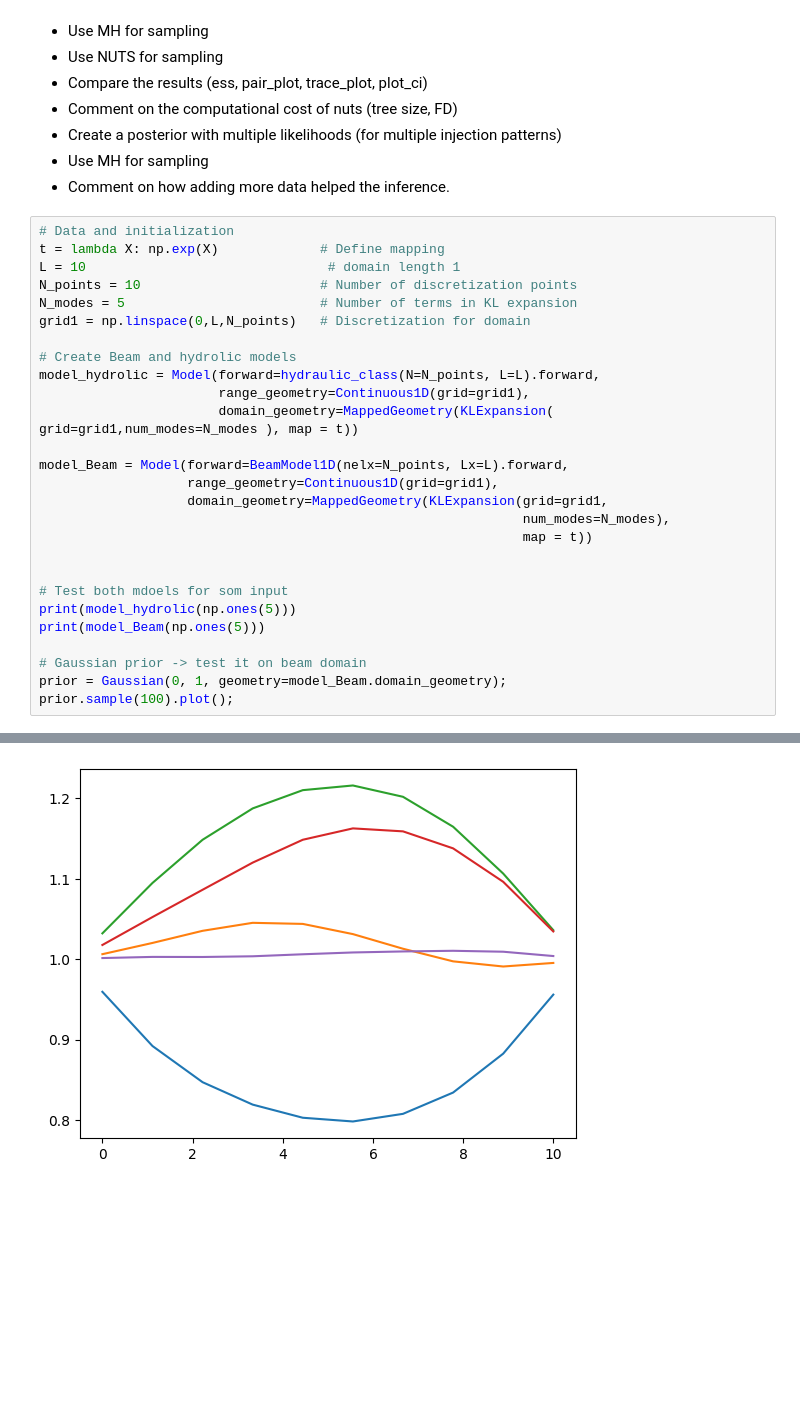
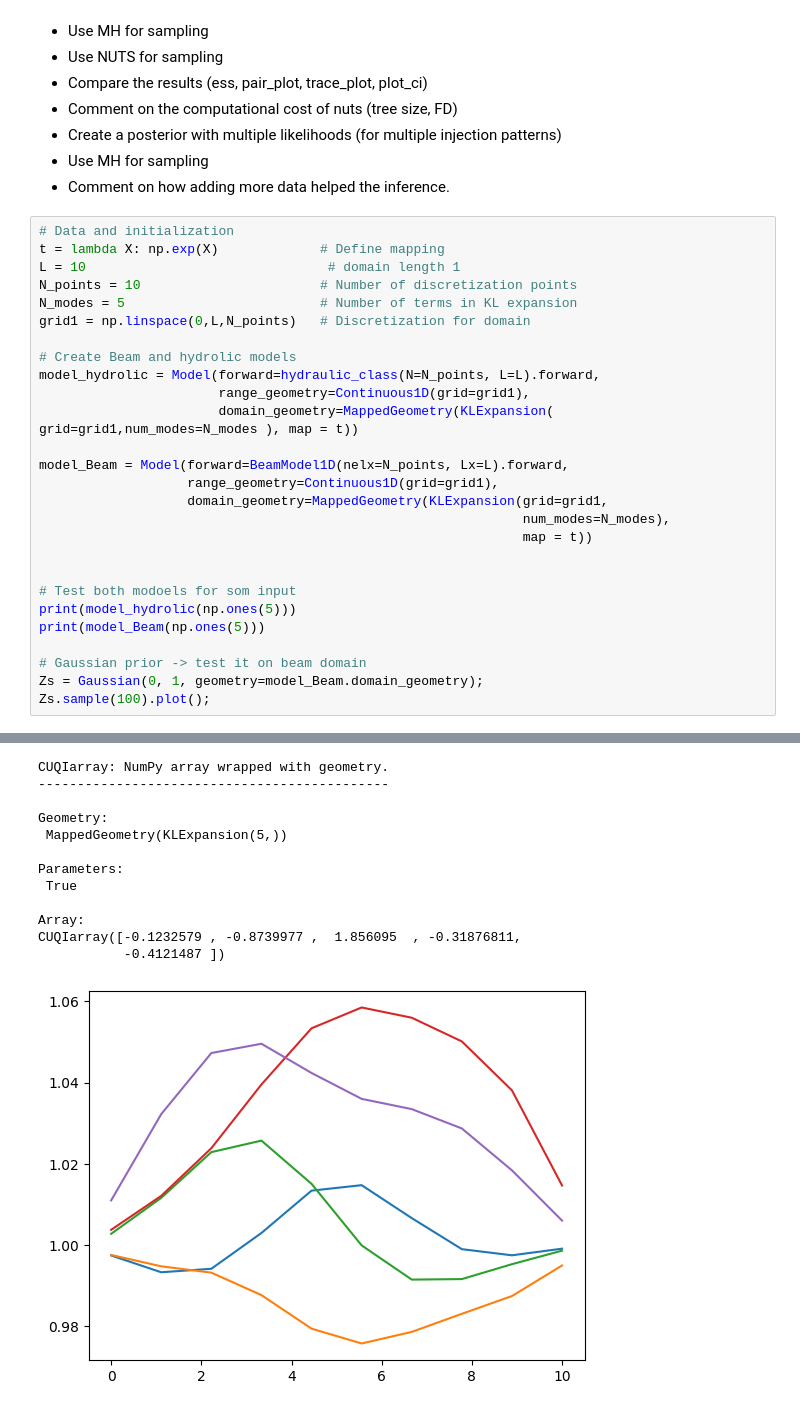
Before and after one commit to MarkusTHolm/BeamUQ, a Jupyter notebook: CUQI_project_part.ipynb, the cells around one changed output, grey strips where cells are left out. Cells and saved outputs as stored; diff of their text form; blank space fills up the shorter version.

```diff
--- a/CUQI_project_part.ipynb
+++ b/CUQI_project_part.ipynb
@@ -35,34 +35,46 @@ N_points = 10                       # Number of discretization points
 N_modes = 5                         # Number of terms in KL expansion
 grid1 = np.linspace(0,L,N_points)   # Discretization for domain
 
 # Create Beam and hydrolic models
 model_hydrolic = Model(forward=hydraulic_class(N=N_points, L=L).forward,
                        range_geometry=Continuous1D(grid=grid1),
                        domain_geometry=MappedGeometry(KLExpansion( grid=grid1,num_modes=N_modes ), map = t))
 
 model_Beam = Model(forward=BeamModel1D(nelx=N_points, Lx=L).forward,
                    range_geometry=Continuous1D(grid=grid1),
                    domain_geometry=MappedGeometry(KLExpansion(grid=grid1,
                                                               num_modes=N_modes),
                                                               map = t))
 
 
-# Test both mdoels for som input
+# Test both modoels for som input
 print(model_hydrolic(np.ones(5)))
 print(model_Beam(np.ones(5)))
 
 # Gaussian prior -> test it on beam domain
-prior = Gaussian(0, 1, geometry=model_Beam.domain_geometry);
-prior.sample(100).plot();
+Zs = Gaussian(0, 1, geometry=model_Beam.domain_geometry);
+Zs.sample(100).plot();
 # %% [output]
 [-1.03598331e-239 -1.93543441e-239 -2.72082411e-239 -3.40432650e-239
  -3.99029208e-239 -4.48155655e-239 -4.87957440e-239 -5.18290204e-239
  -5.38861804e-239 -5.49348444e-239]
 [0.         0.         0.         0.02793295 0.00816993 0.01521813
  0.05487925 0.03003205 0.02744186 0.08134957 0.06310457 0.03766599
  0.10767686 0.10564416 0.04638403 0.13400892 0.15623331 0.05376485
  0.1605006  0.21359203 0.05991419 0.18732973 0.27651894 0.06488211
  0.21459154 0.34380376 0.0686051  0.24232488 0.41413969 0.07095682
  0.27059974 0.48608293 0.07178755]
 Plotting 5 randomly selected samples
+CUQIarray: NumPy array wrapped with geometry.
+---------------------------------------------
+
+Geometry:
+ MappedGeometry(KLExpansion(5,))
+
+Parameters:
+ True
+
+Array:
+CUQIarray([-0.1232579 , -0.8739977 ,  1.856095  , -0.31876811,
+           -0.4121487 ])
-[figure, old version]
+[figure, new version]
```
